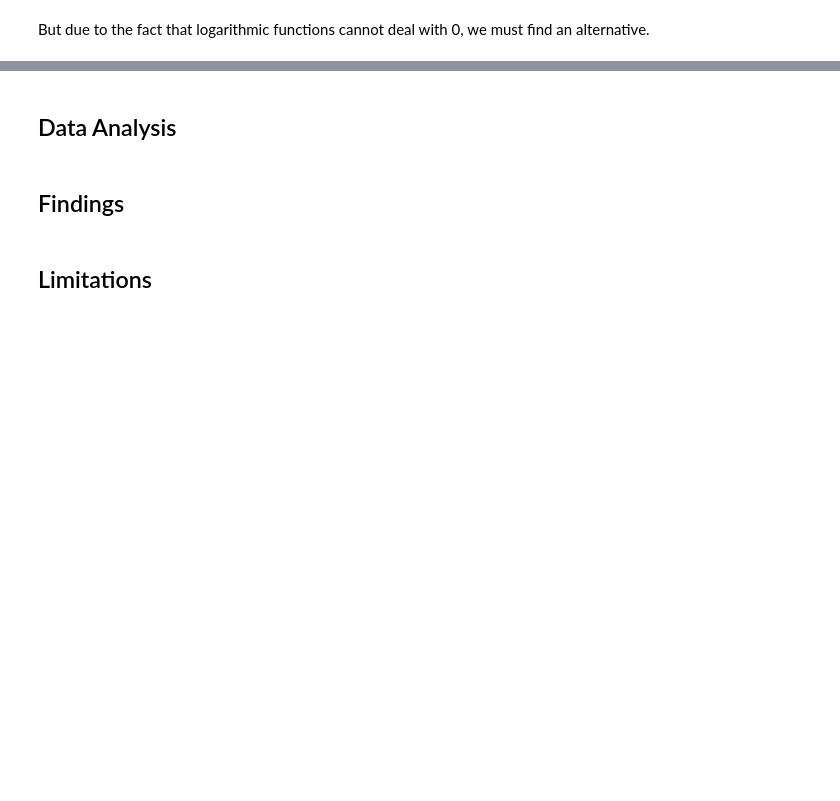
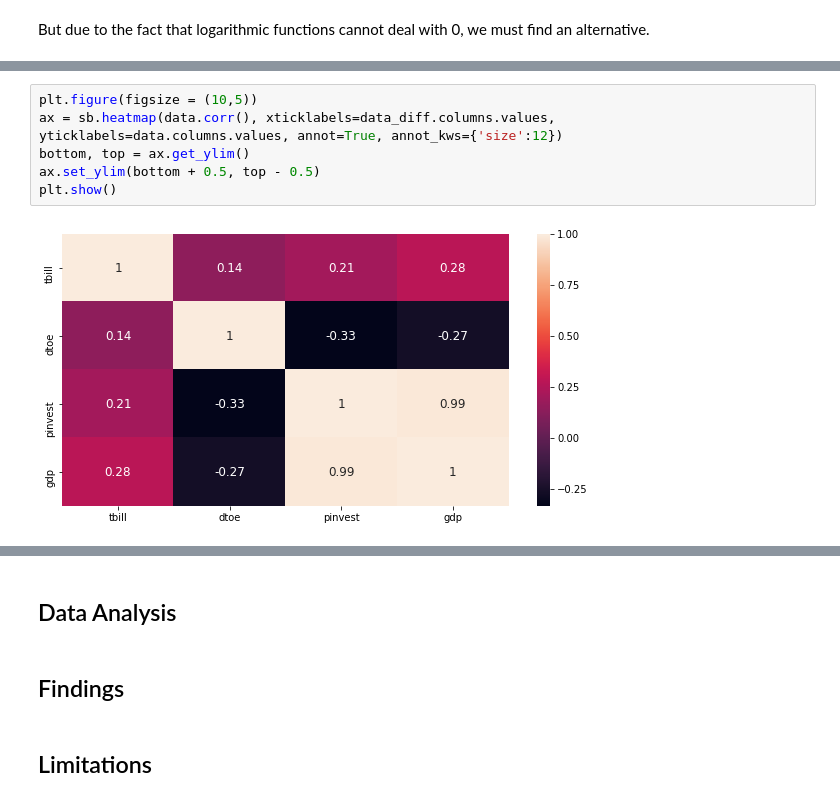
Before and after one commit to jiajunyuan/python-recession-forecaster, a Jupyter notebook: recession_predictor.ipynb, the cells around one changed output, grey strips where cells are left out. Drawn from its saved outputs; the diff is of its cells as text; blank space fills up the shorter version.

```diff
--- a/recession_predictor.ipynb
+++ b/recession_predictor.ipynb
@@ -368 +382,9 @@ SyntaxError: invalid syntax (<ipython-input-29-370390e9b9c4>, line 1)
+# %%
+plt.figure(figsize = (10,5))
+ax = sb.heatmap(data.corr(), xticklabels=data_diff.columns.values, yticklabels=data.columns.values, annot=True, annot_kws={'size':12})
+bottom, top = ax.get_ylim()
+ax.set_ylim(bottom + 0.5, top - 0.5)
+plt.show()
+# %% [output]
+[figure, added]
 # %%
```
Also changed, not shown: parts of 16 cells of this notebook.
